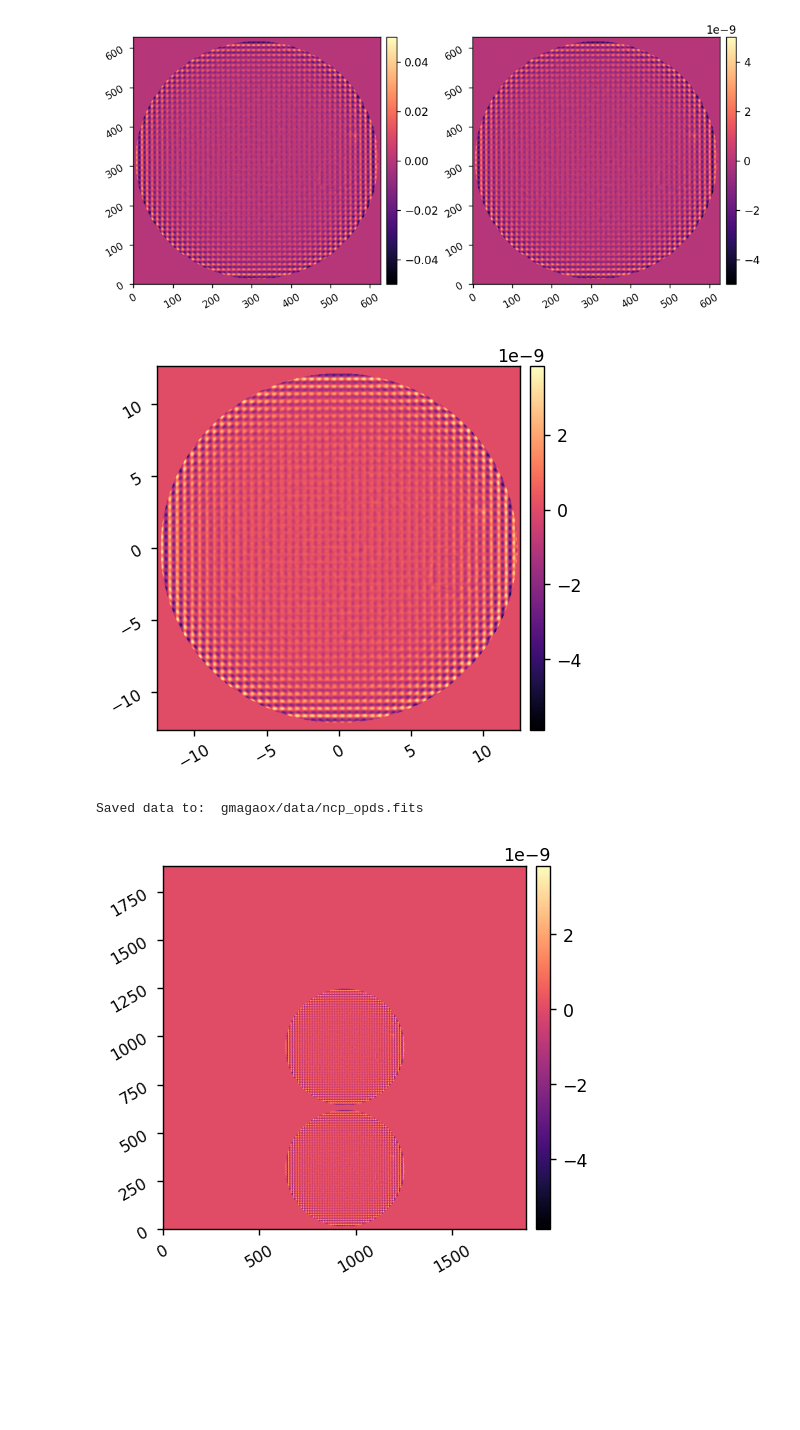
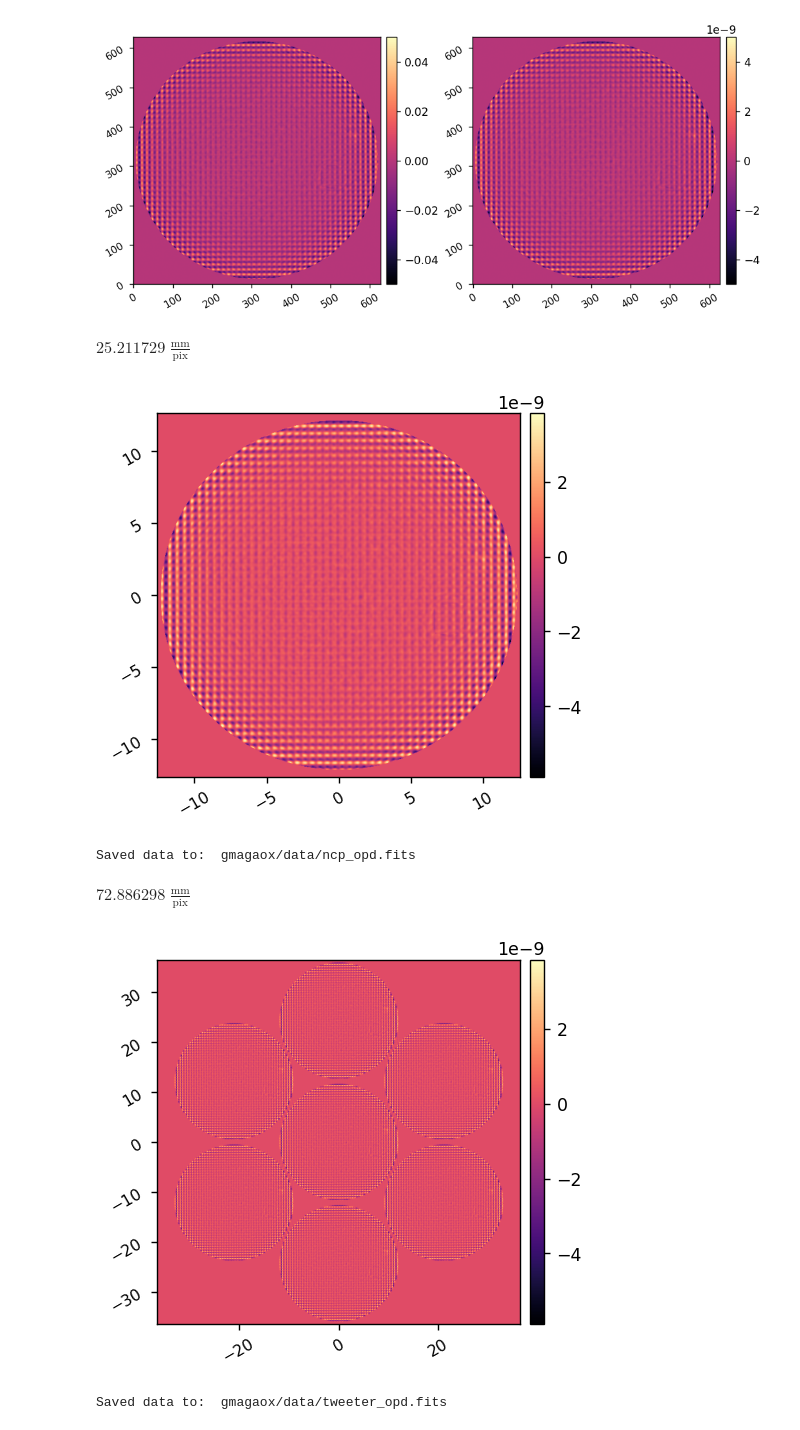
Before and after one commit to kian1377/gmagaox-poppy, a Jupyter notebook: make_dm_surf_error.ipynb, the cells around one changed output. Cells and saved outputs as stored; diff of their text form; code cells hidden in the pictures; blank space fills up the shorter version.

Commit message:
fixed issue with tweeter opd stitching but still implementing ideal coronagraph

```diff
--- a/make_dm_surf_error.ipynb
+++ b/make_dm_surf_error.ipynb
@@ -45,26 +49,45 @@ imshow2(data, surf, vmin1=-0.05, vmax1=0.05, vmin2=-5e-9, vmax2=5e-9)
 # %%
 ncp_pupil_diam = 23.9511421127869*u.mm
 pxscl = ncp_pupil_diam/0.95 / (n*u.pix)
+diam = n*pxscl
+display(diam)
 ncp_opd = surf
 imshow1(surf, pxscl=pxscl)
-utils.save_fits('gmagaox/data/ncp_opds.fits', ncp_opd, header={'PIXELSCL':pxscl.to_value(u.m/u.pix)})
+utils.save_fits('gmagaox/data/ncp_opd.fits', ncp_opd, header={'PIXELSCL':pxscl.to_value(u.m/u.pix)})
 # %% [output]
+$25.211729 \; \mathrm{\frac{mm}{pix}}$
 [figure]
-Saved data to:  gmagaox/data/ncp_opds.fits
+Saved data to:  gmagaox/data/ncp_opd.fits
 # %%
 nt = int(3*n)
 tweeter_opd = np.zeros((nt, nt))
 
 # center coordinates
 ccs = [
     (nt//2,nt//2),
     (n//2,nt//2),
-
+    (n, nt//2-int(n*np.sin(60*u.degree))),
+    (2*n, nt//2-int(n*np.sin(60*u.degree))),
+    (nt-n//2,nt//2),
+    (nt-n,nt//2+int(n*np.sin(60*u.degree))),
+    (n,nt//2+int(n*np.sin(60*u.degree))),
 ]
 
+tweeter_opd = 0.0
 for i in range(len(ccs)):
-    tweeter_opd[ccs[i][0]-n//2:ccs[i][0]+n//2, ccs[i][1]-n//2:ccs[i][1]+n//2,] = surf
+    arr = np.zeros((nt,nt))
+    arr[ccs[i][0]-n//2:ccs[i][0]+n//2, ccs[i][1]-n//2:ccs[i][1]+n//2,] = surf
+    tweeter_opd += arr
 
-imshow1(tweeter_opd)
+tweeter_pupil_diam = 72.8862984526303*u.mm
+pxscl = tweeter_pupil_diam / (nt*u.pix)
+
+diam = nt*pxscl
+display(diam)
+imshow1(tweeter_opd, pxscl=pxscl)
+
+utils.save_fits('gmagaox/data/tweeter_opd.fits', tweeter_opd, header={'PIXELSCL':pxscl.to_value(u.m/u.pix)})
 # %% [output]
+$72.886298 \; \mathrm{\frac{mm}{pix}}$
-[figure, old version]
+[figure, new version]
+Saved data to:  gmagaox/data/tweeter_opd.fits
```
Also changed, not shown: parts of 9 cells of this notebook, 6 other files.
